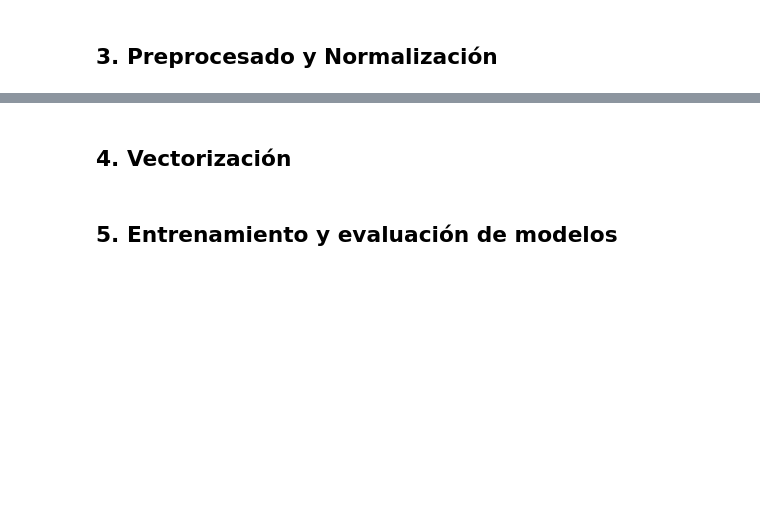
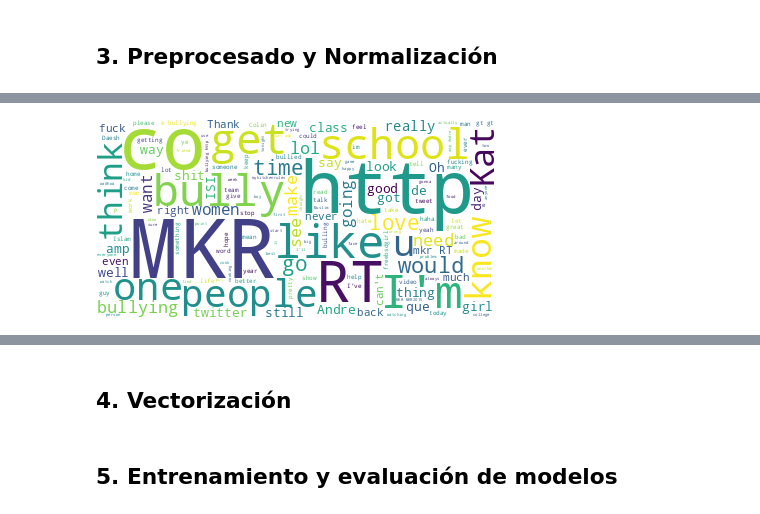
Before and after one commit to fridalucedh/textmining, a Jupyter notebook: ejercicio1.ipynb, the cells around one changed output, grey strips where cells are left out. Saved outputs shown, nothing was run; the diff lists cells and outputs as text; code cells hidden in the pictures; blank space fills up the shorter version.

```diff
--- a/ejercicio1.ipynb
+++ b/ejercicio1.ipynb
@@ -71,0 +142,3 @@ dataset.head(4)
+# %%
+txt_cat0 = ",".join(dataset[dataset.cyberbullying==0].tweet_text.to_list())
+txt_cat1 = ",".join(dataset[dataset.cyberbullying==1].tweet_text.to_list())
@@ -71,0 +155,11 @@ dataset.head(4)
+# %%
+from nltk.corpus import stopwords
+nltk.download('stopwords')
+nltk.download( 'punkt' )
+nltk.download( 'wordnet' )
+
+en_stopwords = stopwords.words('english')
+
+wordcloud = WordCloud(background_color="white", max_words=5000, contour_width=0,
+                      contour_color='steelblue', stopwords=en_stopwords,
+                      normalize_plurals = True)
@@ -71,0 +172,7 @@ dataset.head(4)
+# %%
+# Genera el wordcloud
+wordcloud.generate(txt_cat0)
+# Visualizalo en una imagen
+wordcloud.to_image()
+# %% [output]
+[figure, added]
```
Also changed, not shown: parts of 20 cells of this notebook.
